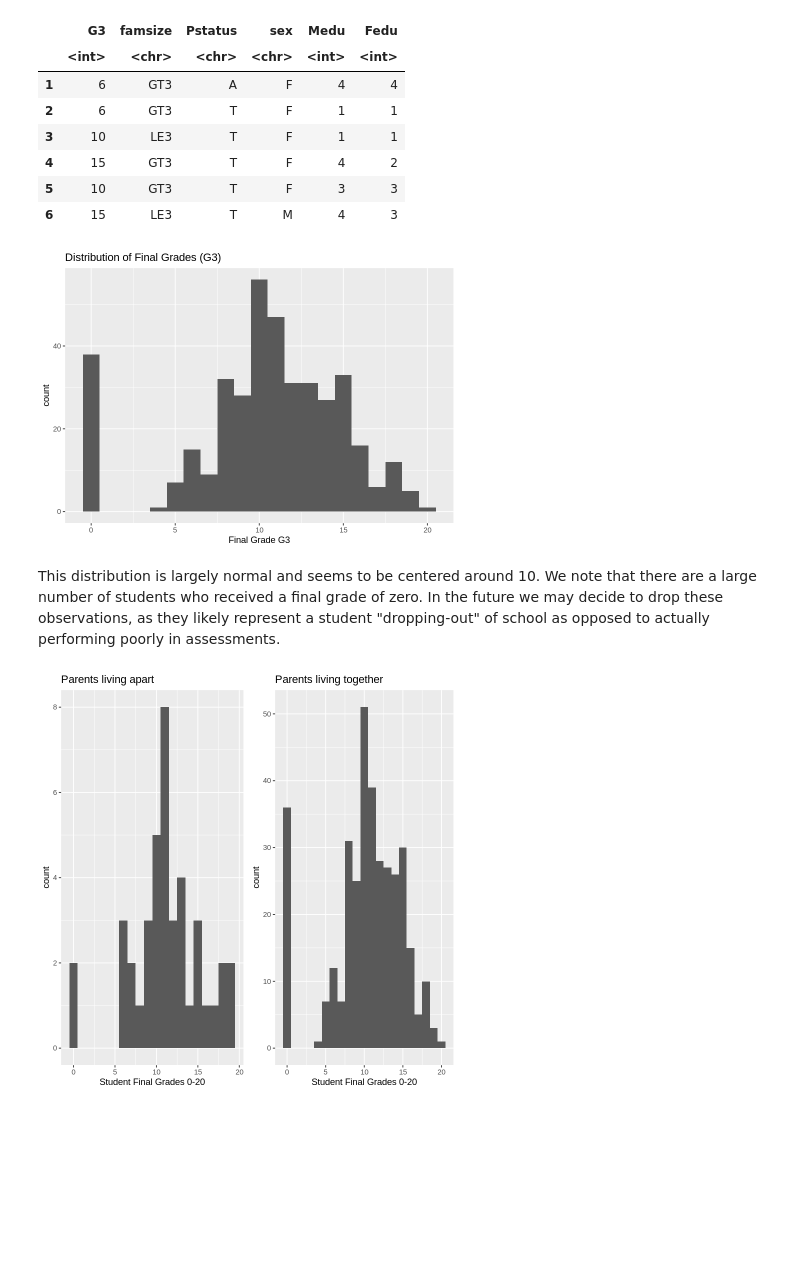
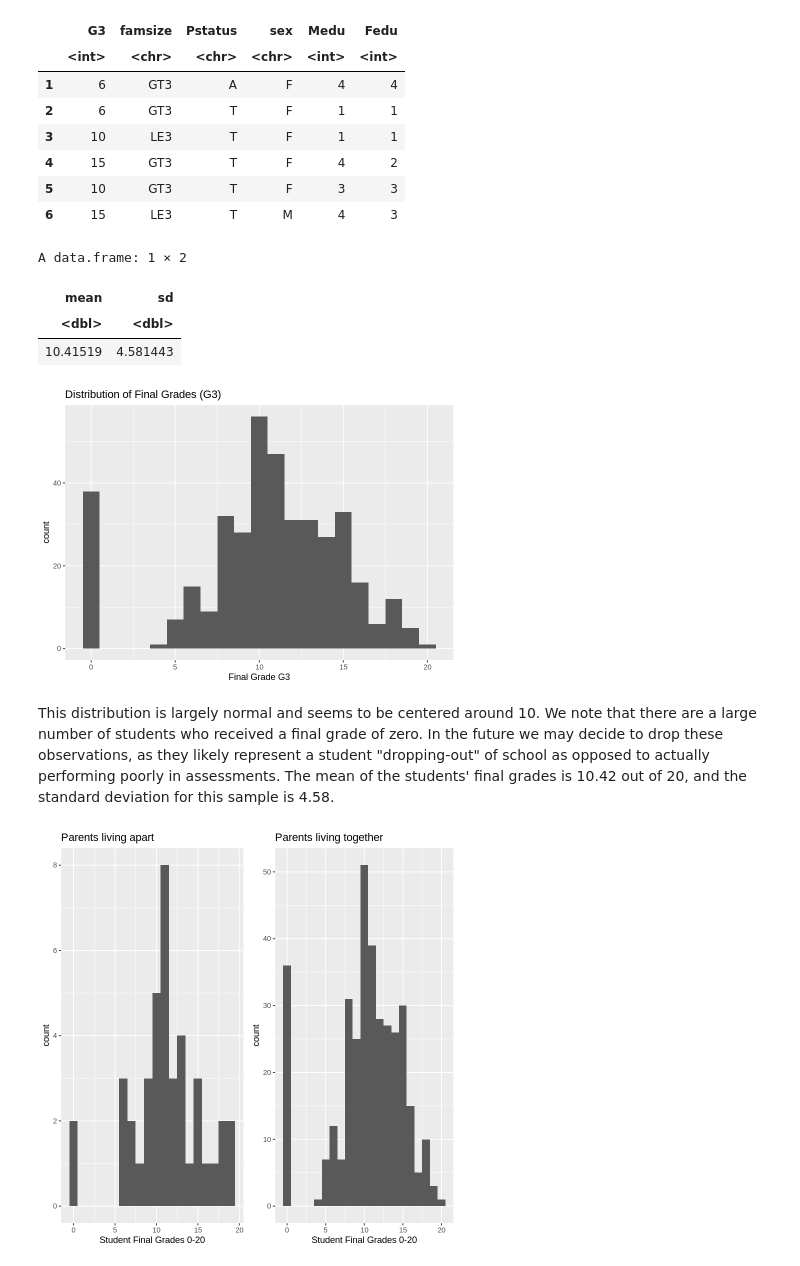
Before and after one commit to aidanmeharg/STAT_201_Project, a Jupyter notebook: proposal.ipynb, the cells around one changed output. Cells and saved outputs as stored; diff of their text form; code cells hidden in the pictures; blank space fills up the shorter version.

```diff
--- a/proposal.ipynb
+++ b/proposal.ipynb
@@ -69,14 +70,21 @@ A data.frame: 6 × 6
 # %%
 options(repr.plot.height = 5)
 
 ggplot(students, aes(x = G3)) +
     geom_histogram(binwidth = 1) +
     xlab("Final Grade G3") +
     ggtitle("Distribution of Final Grades (G3)")
+
+students |>
+    summarize(mean = mean(G3), sd = sd(G3))
 # %% [output]
+A data.frame: 1 × 2
+| mean | sd |
+| <dbl> | <dbl> |
+| 10.41519 | 4.581443 |
 [figure]
 # %% [markdown]
-This distribution is largely normal and seems to be centered around 10. We note that there are a large number of students who received a final grade of zero. In the future we may decide to drop these observations, as they likely represent a student "dropping-out" of school as opposed to actually performing poorly in assessments.
+This distribution is largely normal and seems to be centered around 10. We note that there are a large number of students who received a final grade of zero. In the future we may decide to drop these observations, as they likely represent a student "dropping-out" of school as opposed to actually performing poorly in assessments. The mean of the students' final grades is 10.42 out of 20, and the standard deviation for this sample is 4.58.
 # %%
 plots_to_Pstatus <- list()
 
```
Also changed, not shown: parts of 5 cells of this notebook.
